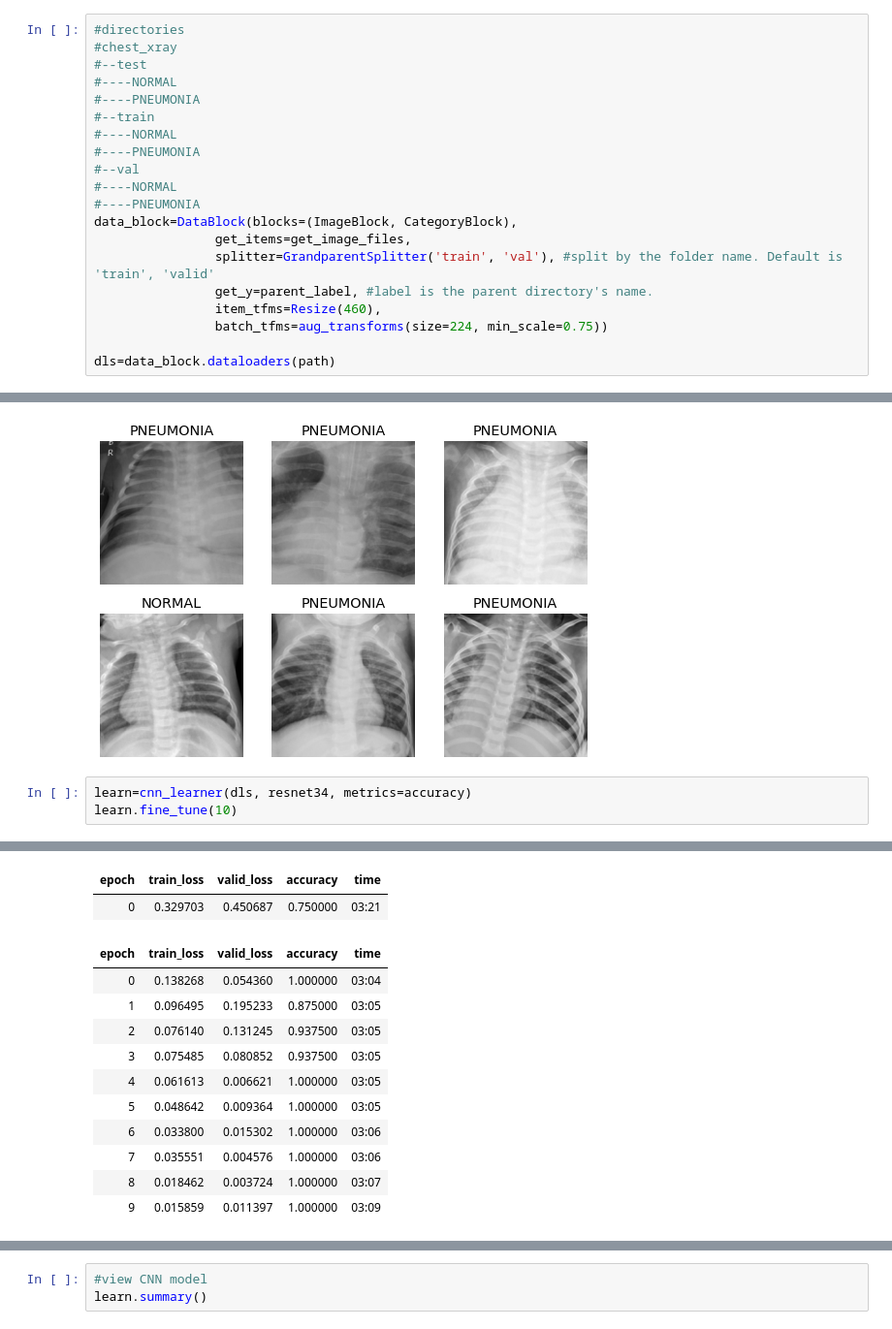
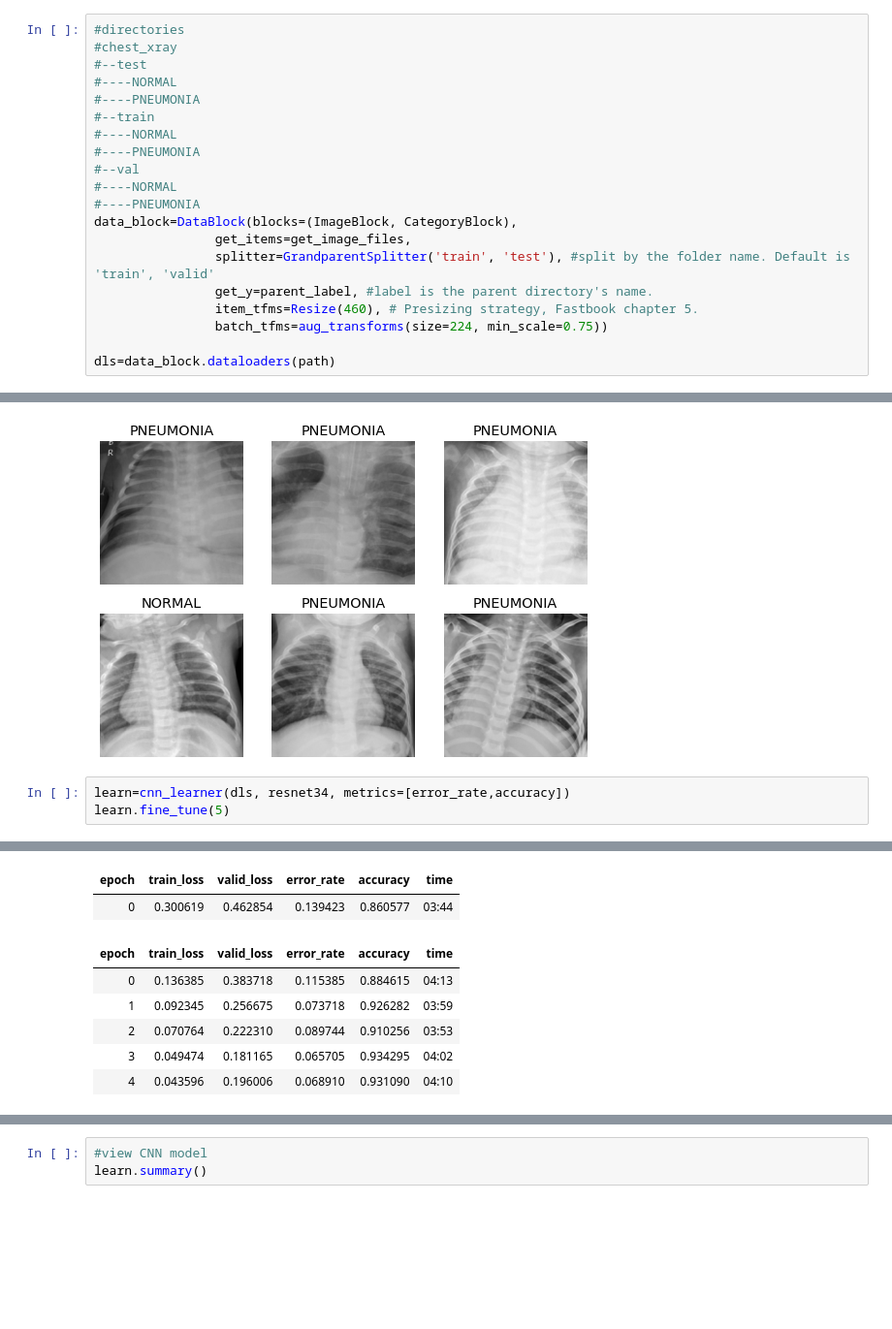
Before and after one commit to drniwech/deep.learning.kaggle, a Jupyter notebook: kaggle/chest-xray-pneumonia-with-fast-ai-vision.ipynb, the cells around one changed output, grey strips where cells are left out. Shown at 97% size. Saved outputs shown, nothing was run; the diff lists cells and outputs as text; blank space fills up the shorter version.

```diff
--- a/kaggle/chest-xray-pneumonia-with-fast-ai-vision.ipynb
+++ b/kaggle/chest-xray-pneumonia-with-fast-ai-vision.ipynb
@@ -38,9 +38,9 @@ path.ls()
 #----PNEUMONIA
 data_block=DataBlock(blocks=(ImageBlock, CategoryBlock),
                 get_items=get_image_files,
-                splitter=GrandparentSplitter('train', 'val'), #split by the folder name. Default is 'train', 'valid'
+                splitter=GrandparentSplitter('train', 'test'), #split by the folder name. Default is 'train', 'valid'
                 get_y=parent_label, #label is the parent directory's name.
-                item_tfms=Resize(460),
+                item_tfms=Resize(460), # Presizing strategy, Fastbook chapter 5.
                 batch_tfms=aug_transforms(size=224, min_scale=0.75))
 
 dls=data_block.dataloaders(path)
@@ -55,6 +55,6 @@ dls.show_batch(nrows=2, ncols=3)
 # %% [output]
 [figure]
 # %%
-learn=cnn_learner(dls, resnet34, metrics=accuracy)
-learn.fine_tune(10)
+learn=cnn_learner(dls, resnet34, metrics=[error_rate,accuracy])
+learn.fine_tune(5)
 # %% [output]
@@ -62,16 +61,11 @@ Downloading: "https://download.pytorch.org/models/resnet34-333f7ec4.pth" to /roo
-| epoch | train_loss | valid_loss | accuracy | time |
-| 0 | 0.329703 | 0.450687 | 0.750000 | 03:21 |
+| epoch | train_loss | valid_loss | error_rate | accuracy | time |
+| 0 | 0.300619 | 0.462854 | 0.139423 | 0.860577 | 03:44 |
-| epoch | train_loss | valid_loss | accuracy | time |
-| 0 | 0.138268 | 0.054360 | 1.000000 | 03:04 |
-| 1 | 0.096495 | 0.195233 | 0.875000 | 03:05 |
-| 2 | 0.076140 | 0.131245 | 0.937500 | 03:05 |
-| 3 | 0.075485 | 0.080852 | 0.937500 | 03:05 |
-| 4 | 0.061613 | 0.006621 | 1.000000 | 03:05 |
-| 5 | 0.048642 | 0.009364 | 1.000000 | 03:05 |
-| 6 | 0.033800 | 0.015302 | 1.000000 | 03:06 |
-| 7 | 0.035551 | 0.004576 | 1.000000 | 03:06 |
-| 8 | 0.018462 | 0.003724 | 1.000000 | 03:07 |
-| 9 | 0.015859 | 0.011397 | 1.000000 | 03:09 |
+| epoch | train_loss | valid_loss | error_rate | accuracy | time |
+| 0 | 0.136385 | 0.383718 | 0.115385 | 0.884615 | 04:13 |
+| 1 | 0.092345 | 0.256675 | 0.073718 | 0.926282 | 03:59 |
+| 2 | 0.070764 | 0.222310 | 0.089744 | 0.910256 | 03:53 |
+| 3 | 0.049474 | 0.181165 | 0.065705 | 0.934295 | 04:02 |
+| 4 | 0.043596 | 0.196006 | 0.068910 | 0.931090 | 04:10 |
 # %%
 interp=ClassificationInterpretation.from_learner(learn)
 interp.plot_confusion_matrix(figsize=(12,12), dpi=60)
```
Also changed, not shown: parts of 4 cells of this notebook.
